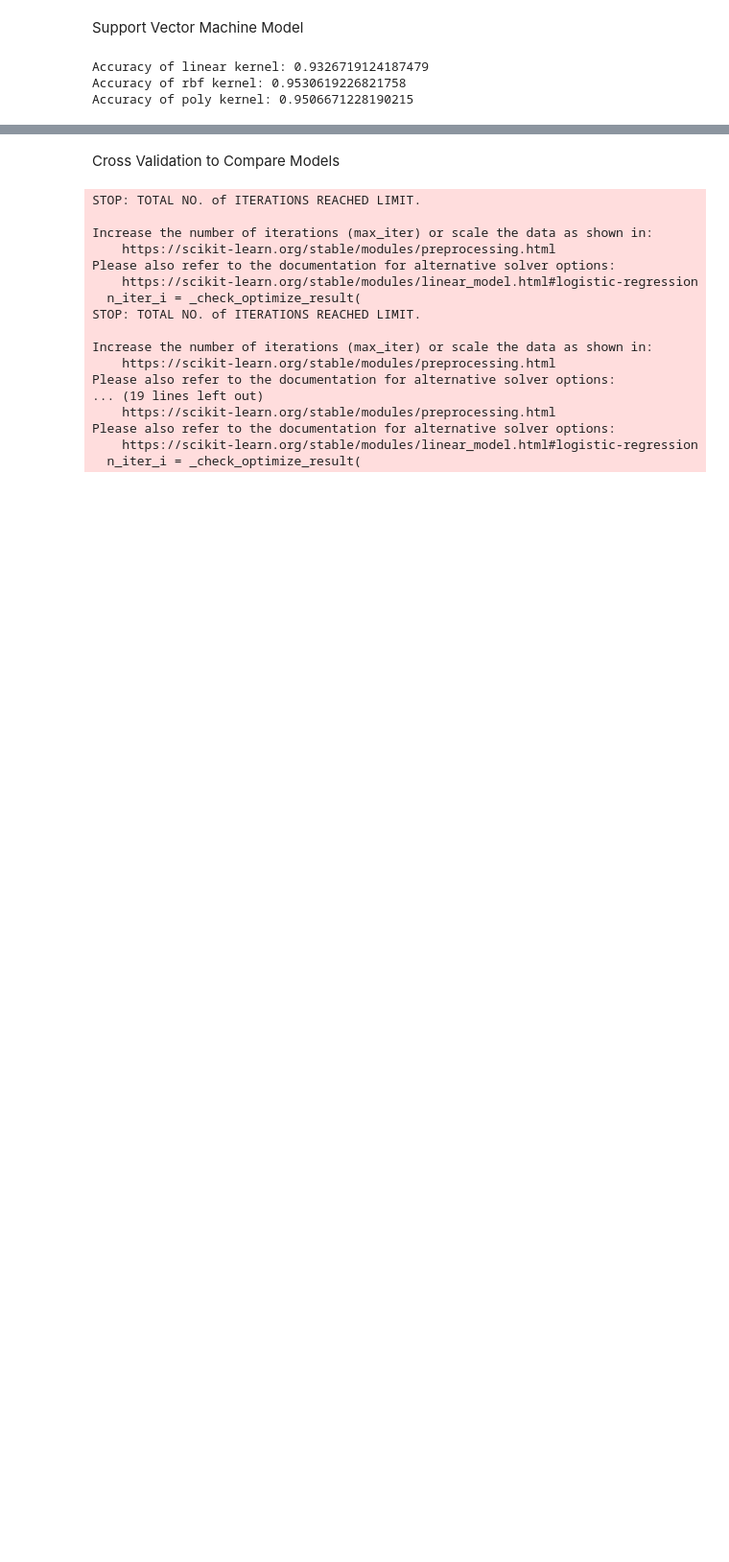
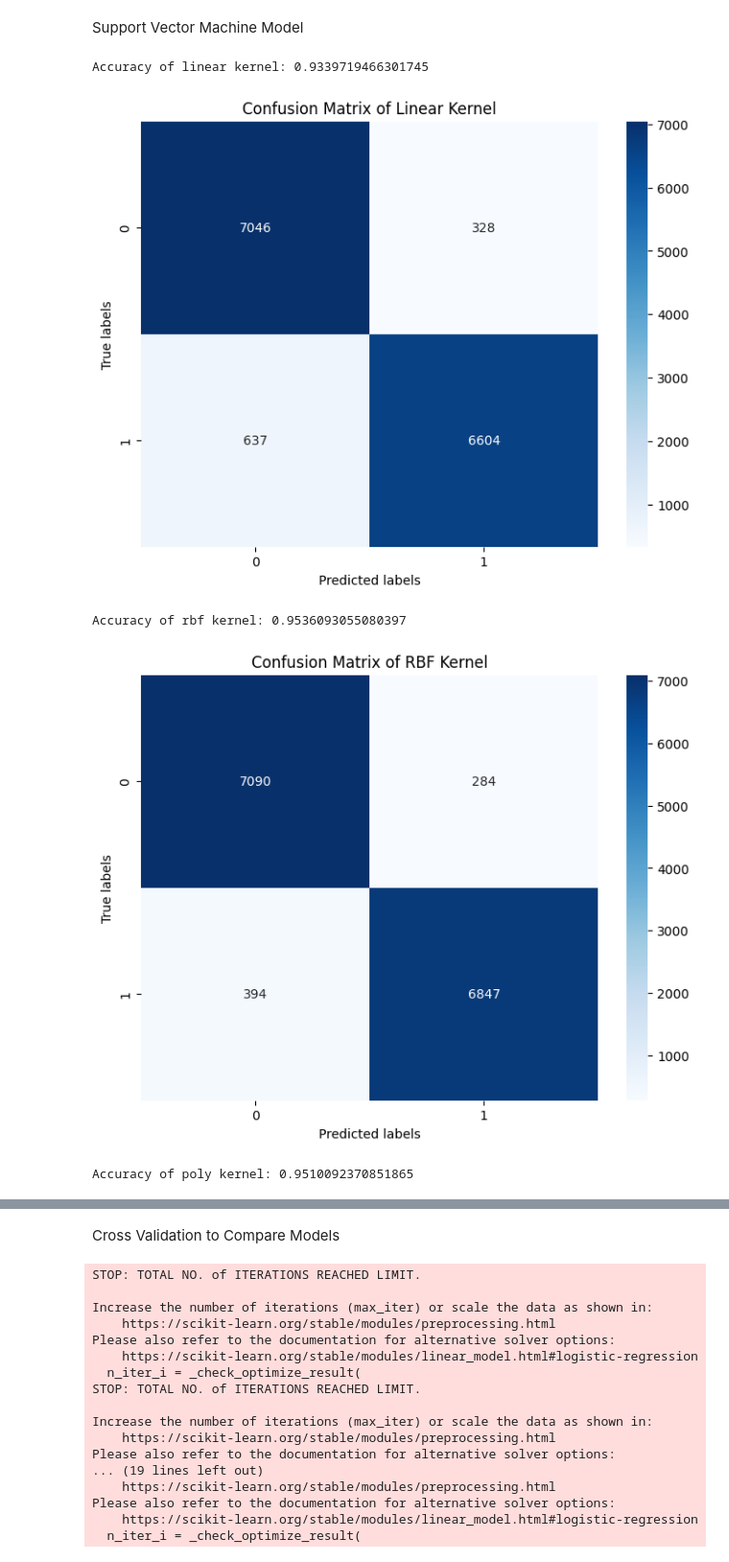
Before and after one commit to TheBarbaraIsTaken/AF-project, a Jupyter notebook: other_models.ipynb, the cells around one changed output, grey strips where cells are left out. Shown: that part at 96% size. Saved outputs shown, nothing was run; the diff lists cells and outputs as text; code cells hidden in the pictures; blank space fills up the shorter version.

```diff
--- a/other_models.ipynb
+++ b/other_models.ipynb
@@ -177,33 +183,69 @@ svm_classifier = SVC(kernel='linear')  # You can choose different kernels (e.g.,
 svm_classifier.fit(X_train, y_train)
 
 # Predict the labels for the new data
 y_pred = svm_classifier.predict(X_test)
 
 # Evaluate the model
 accuracy = accuracy_score(y_test, y_pred)
 print("Accuracy of linear kernel:", accuracy)
+cm = confusion_matrix(np.array(y_test), y_pred)
+
+plt.figure(figsize=(8, 6))
+sns.heatmap(cm, annot=True, cmap='Blues', fmt='g')
+
+# Adding labels
+plt.xlabel('Predicted labels')
+plt.ylabel('True labels')
+plt.title('Confusion Matrix of Linear Kernel')
+
+plt.show()
 
 svm_classifier2 = SVC(kernel='rbf')  # You can choose different kernels (e.g., 'linear', 'rbf', 'poly')
 svm_classifier2.fit(X_train, y_train)
 
 # Predict the labels for the new data
 y_pred2 = svm_classifier2.predict(X_test)
 
 # Evaluate the model
 accuracy2 = accuracy_score(y_test, y_pred2)
 print("Accuracy of rbf kernel:", accuracy2)
 
+cm = confusion_matrix(np.array(y_test), y_pred2)
+
+plt.figure(figsize=(8, 6))
+sns.heatmap(cm, annot=True, cmap='Blues', fmt='g')
+
+# Adding labels
+plt.xlabel('Predicted labels')
+plt.ylabel('True labels')
+plt.title('Confusion Matrix of RBF Kernel')
+
+plt.show()
 
 svm_classifier3 = SVC(kernel='poly')  # You can choose different kernels (e.g., 'linear', 'rbf', 'poly')
 svm_classifier3.fit(X_train, y_train)
 
 # Predict the labels for the new data
 y_pred3 = svm_classifier3.predict(X_test)
 
 # Evaluate the model
 accuracy3 = accuracy_score(y_test, y_pred3)
 print("Accuracy of poly kernel:", accuracy3)
+
+cm = confusion_matrix(np.array(y_test), y_pred3)
+
+plt.figure(figsize=(8, 6))
+sns.heatmap(cm, annot=True, cmap='Blues', fmt='g')
+
+# Adding labels
+plt.xlabel('Predicted labels')
+plt.ylabel('True labels')
+plt.title('Confusion Matrix of Poly Kernel')
+
+plt.show()
 # %% [output]
-Accuracy of linear kernel: 0.9326719124187479
-Accuracy of rbf kernel: 0.9530619226821758
-Accuracy of poly kernel: 0.9506671228190215
+Accuracy of linear kernel: 0.9339719466301745
+[figure, added]
+Accuracy of rbf kernel: 0.9536093055080397
+[figure, added]
+Accuracy of poly kernel: 0.9510092370851865
```
Also changed, not shown: parts of 7 cells of this notebook.
